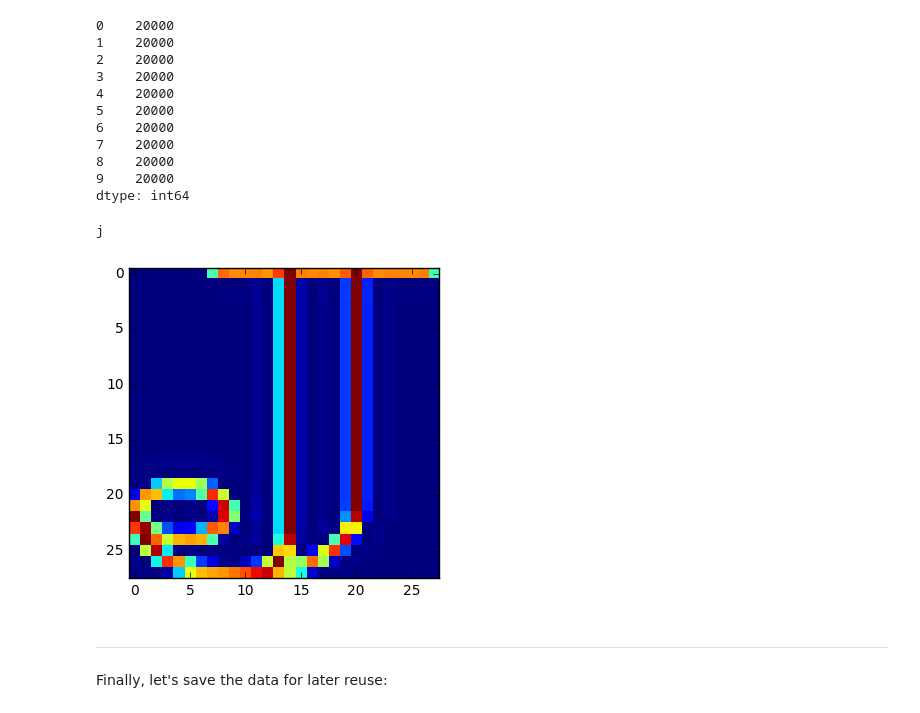
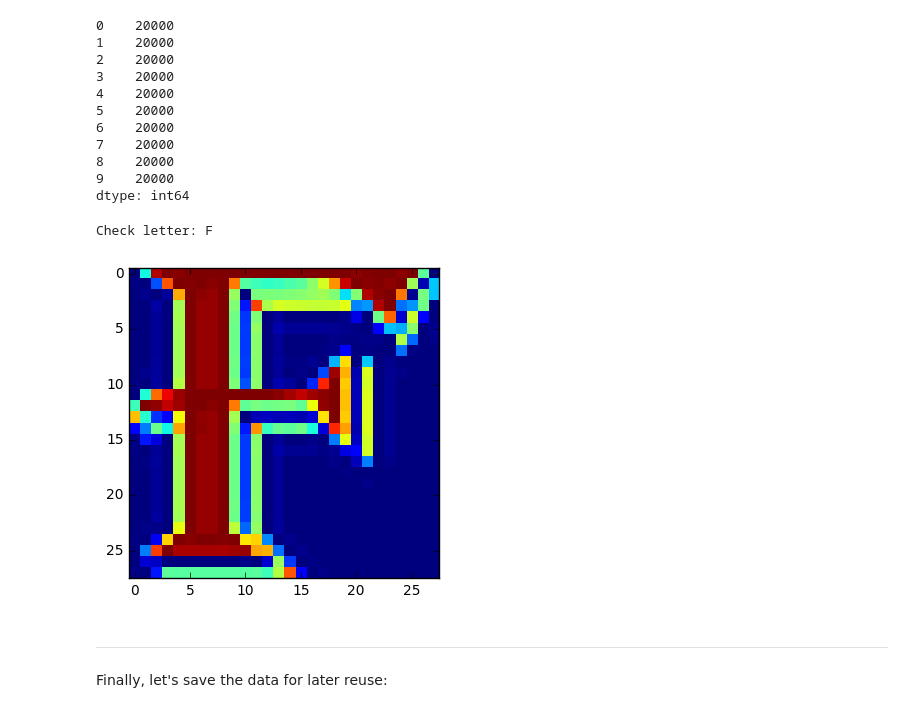
Before and after one commit to Mateusdalbone/udacity-google-deep-learning-tensorflow, a Jupyter notebook: assg1_notmnist.ipynb, the cells around one changed output. Drawn from its saved outputs; the diff is of its cells as text; code cells hidden in the pictures.

```diff
--- a/assg1_notmnist.ipynb
+++ b/assg1_notmnist.ipynb
@@ -344,17 +344,17 @@ pd.value_counts(train_labels, sort=False)
 dtype: int64
 # %%
 def letter(i):
-    return 'abcdefghij'[i]
+    return 'ABCDEFGHIJ'[i]
 
 # plot randomly one of image
 random_index = random.choice(np.arange(len(train_labels)))
-print(letter(train_labels[random_index]))
+print('Check letter:', letter(train_labels[random_index]))
 
 plt.imshow(train_dataset[random_index], interpolation='nearest')
 plt.show()
 # %% [output]
-j
+Check letter: F
-[figure, old version]
+[figure, new version]
 # %% [markdown]
 ---
 
```
Also changed, not shown: parts of 1 cell of this notebook, 1 other file.
